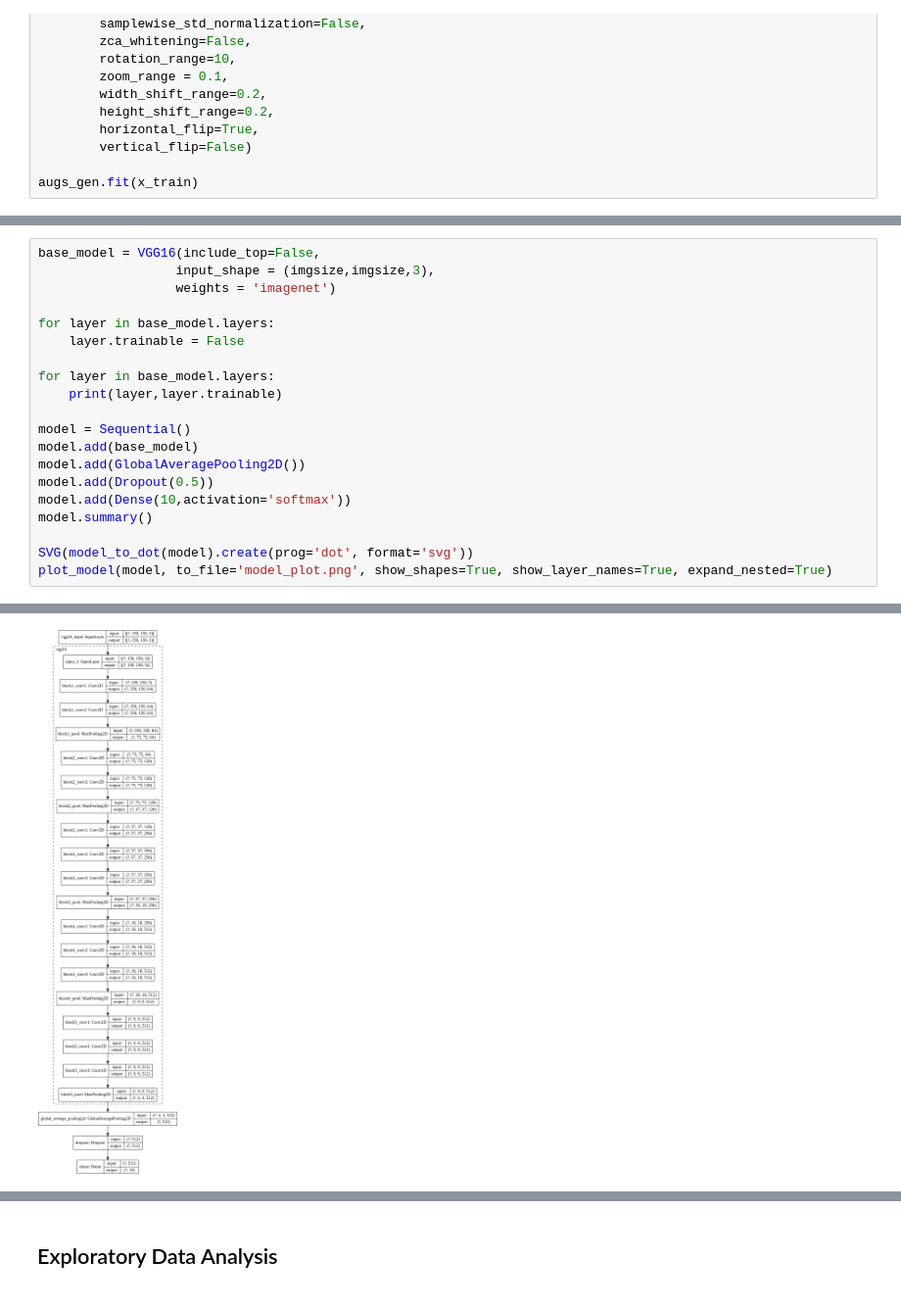
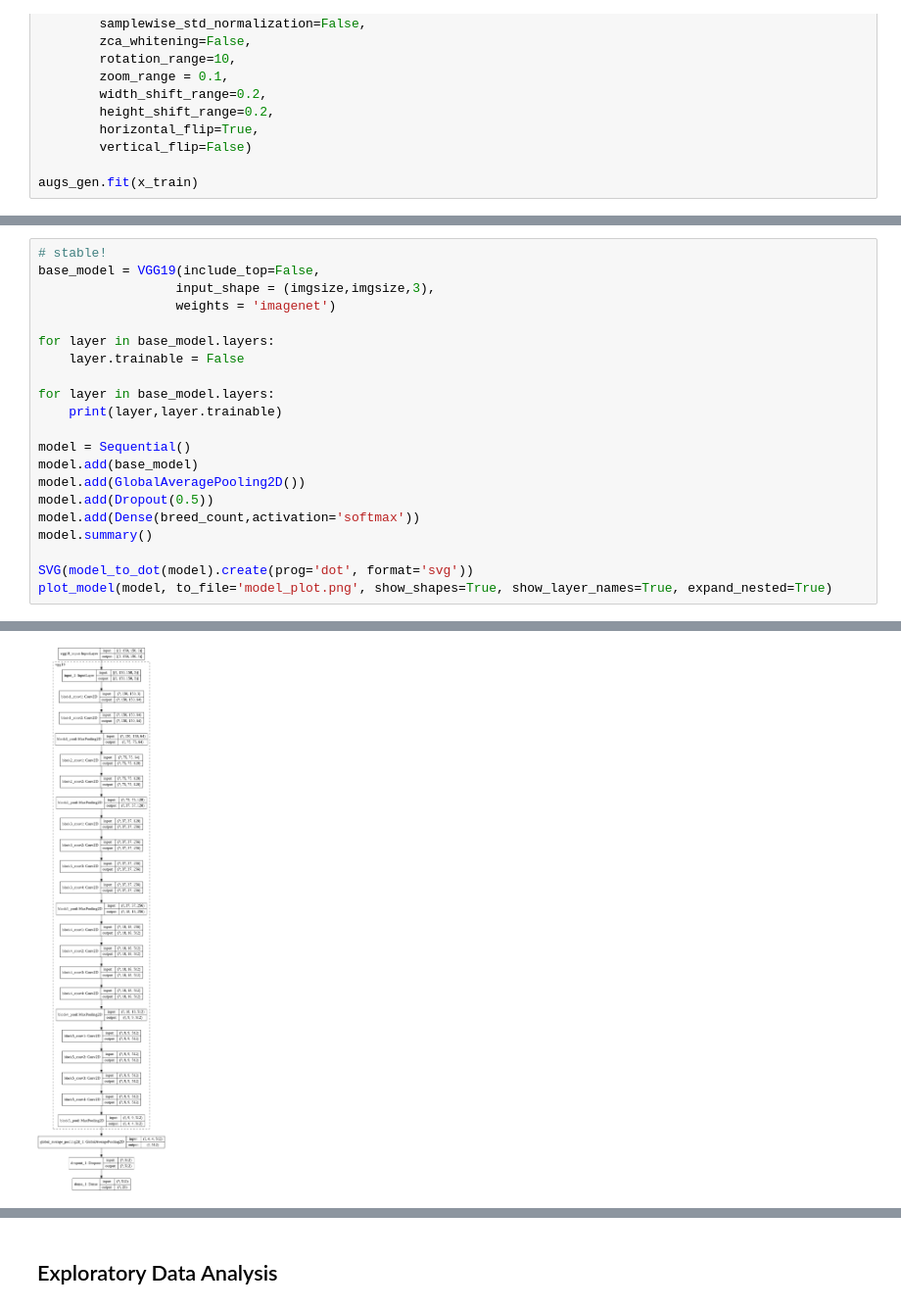
Before and after one commit to rweidinger/dogapp, a Jupyter notebook: GPU_Puppy_Party.ipynb, the cells around one changed output, grey strips where cells are left out. Shown at 98% size. Cells and saved outputs as stored; diff of their text form.

```diff
--- a/GPU_Puppy_Party.ipynb
+++ b/GPU_Puppy_Party.ipynb
@@ -271,5 +204,6 @@ plt.tight_layout()
 # %%
-base_model = VGG16(include_top=False,
+# stable!
+base_model = VGG19(include_top=False,
                   input_shape = (imgsize,imgsize,3),
                   weights = 'imagenet')
 
@@ -283,7 +217,7 @@ model = Sequential()
 model.add(base_model)
 model.add(GlobalAveragePooling2D())
 model.add(Dropout(0.5))
-model.add(Dense(10,activation='softmax'))
+model.add(Dense(breed_count,activation='softmax'))
 model.summary()
 
 SVG(model_to_dot(model).create(prog='dot', format='svg'))
@@ -308,3 +242,3 @@ Non-trainable params: 14,714,688
 _________________________________________________________________
-[figure, old version]
+[figure, new version]
 # %%
```
Also changed, not shown: parts of 39 cells of this notebook, 1 other file.
